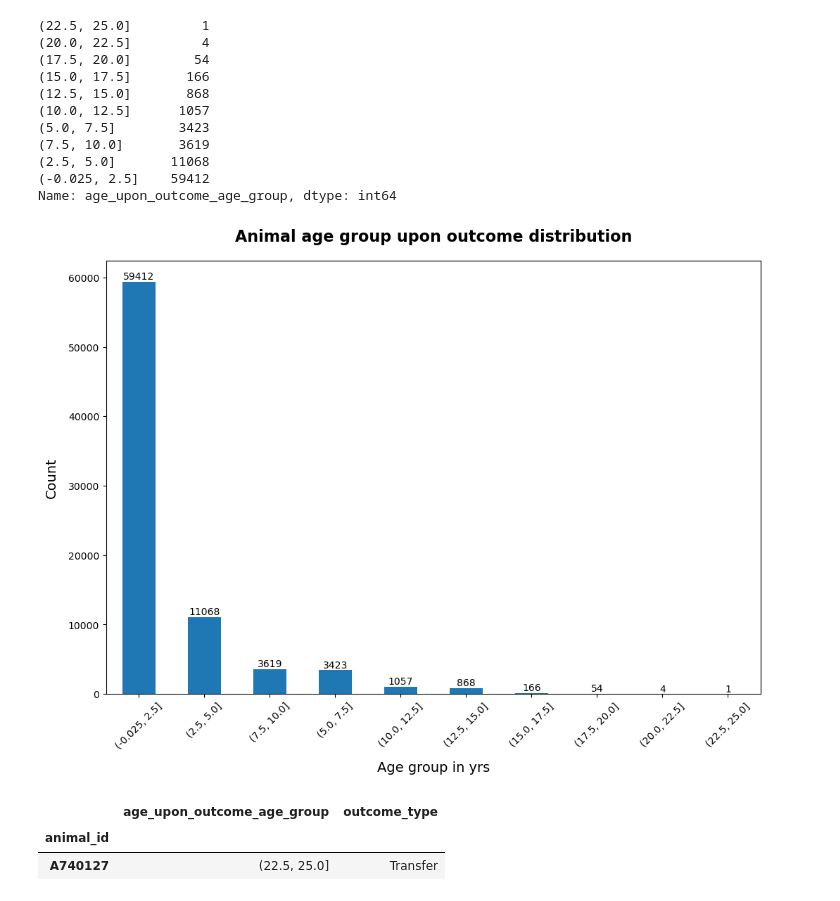
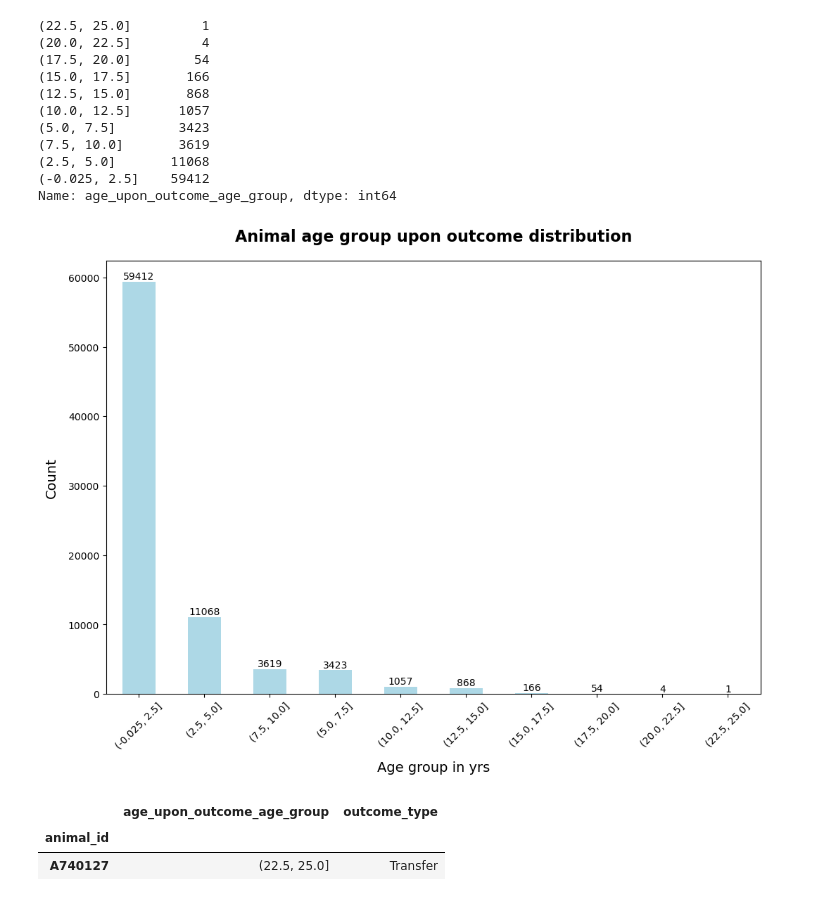
Before and after one commit to KatarinaOldakowski/Austin_Animal_Centre_Shelter, a Jupyter notebook: Austin_Animal_Centre_Shelter.ipynb, the cells around one changed output. Cells and saved outputs as stored; diff of their text form; code cells hidden in the pictures.

```diff
--- a/Austin_Animal_Centre_Shelter.ipynb
+++ b/Austin_Animal_Centre_Shelter.ipynb
@@ -280,7 +280,9 @@ animal_type_counts = df["animal_type"].value_counts()
 
 plt.figure(figsize=(10,6))
 
-ax = animal_type_counts.plot(kind="bar")
+light_blue = "#ADD8E6"
+
+ax = animal_type_counts.plot(kind="bar", color = light_blue)
 plt.title("Animal distribution", fontsize =16, pad= 20, fontweight= "bold")
 plt.xlabel("Animal type")
 plt.ylabel("Count")
@@ -311,26 +313,26 @@ Name: age_upon_outcome_age_group, dtype: int64
 # %%
 age_group_upon_outcome_counts = df["age_upon_outcome_age_group"].value_counts().sort_values(ascending=False)
 
-
+light_blue = "#ADD8E6"
 
 plt.figure(figsize = (12,8))
-ax = age_group_upon_outcome_counts.plot(kind = "bar")
+ax = age_group_upon_outcome_counts.plot(kind = "bar", color =light_blue)
 
 plt.title("Animal age group upon outcome distribution", fontsize =16, pad= 20, fontweight= "bold")
 plt.xlabel("Age group in yrs", fontsize = 14, labelpad =10)
 plt.ylabel("Count", fontsize = 14, labelpad =10)
 plt.xticks(rotation=45)
 
 for i, count in enumerate(age_group_upon_outcome_counts):
     ax.text(i, count, str(count), ha='center', va='bottom')
 
 plt.show()
 
 
 # Almost 60 thousands animals were less than 2,5 years in shelter. The longest years animal spent
 # in rescue was 25 years!
 # %% [output]
-[figure, old version]
+[figure, new version]
 # %%
 # Define value_counts from age group
 oldest_age_group = "(22.5, 25.0]"
```
Also changed, not shown: parts of 11 cells of this notebook.
